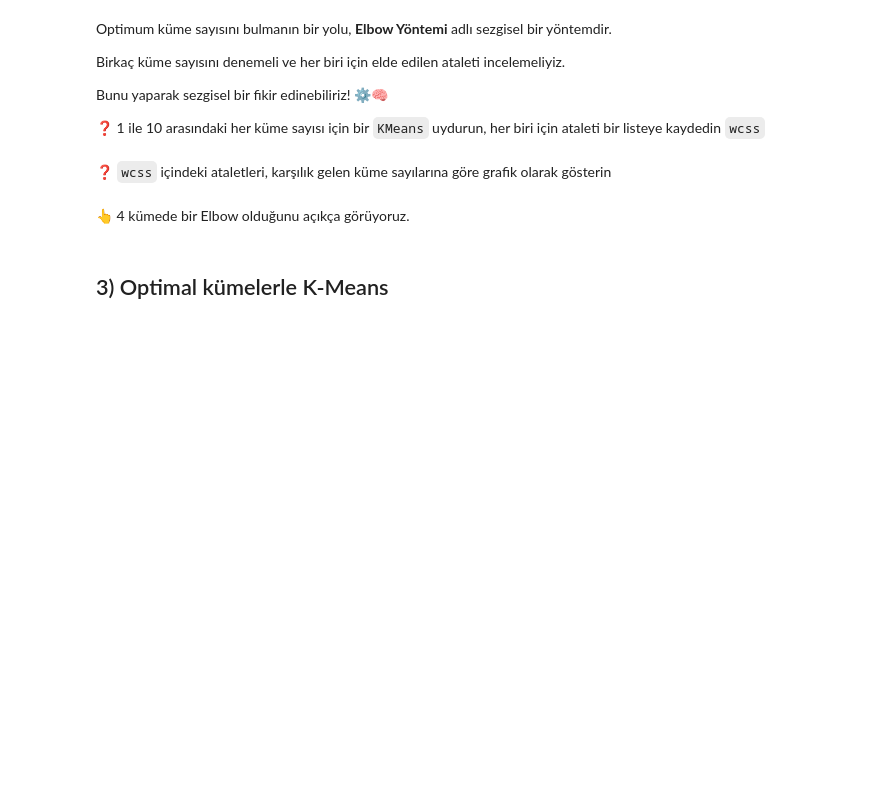
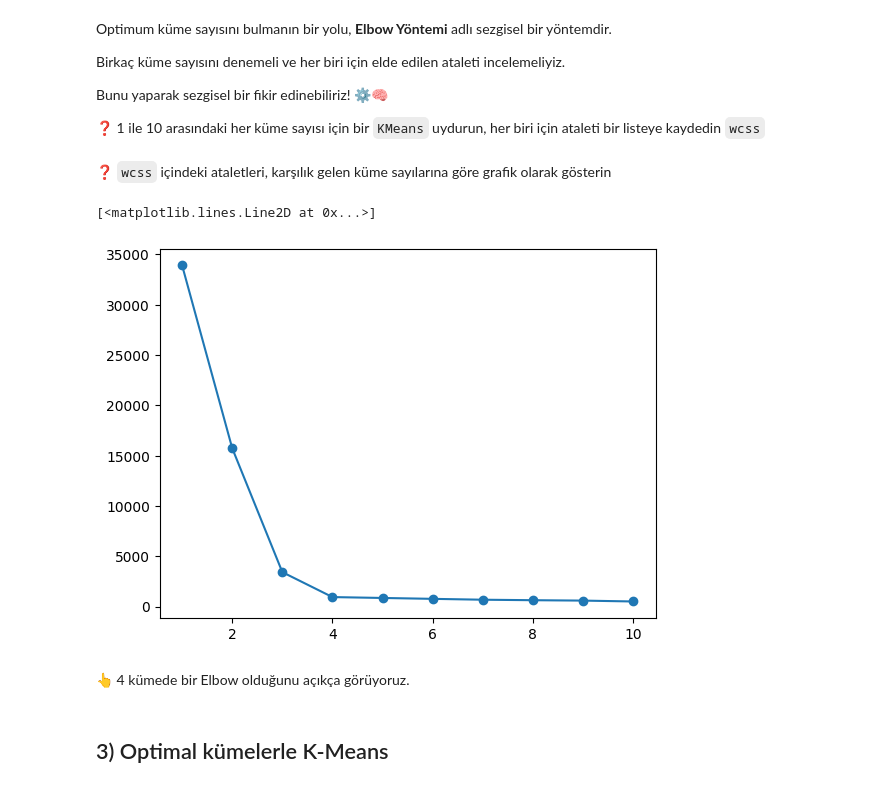
Before and after one commit to Dicleern/S17D3-S-data-image-compressor, a Jupyter notebook: warmup_k_means.ipynb, the cells around one changed output. Saved outputs shown, nothing was run; the diff lists cells and outputs as text; code cells hidden in the pictures; blank space fills up the shorter version.

Commit message:
Completed image_compression practice

```diff
--- a/warmup_k_means.ipynb
+++ b/warmup_k_means.ipynb
@@ -148,10 +150,18 @@ Bunu yaparak sezgisel bir fikir edinebiliriz! ⚙️🧠
 wcss = []
 clusters = list(range(1, 11))
 pass  # SENİN KODUN BURAYA
+for k in clusters:
+    kmeans = KMeans(n_clusters=k, random_state=random_state)
+    kmeans.fit(X)
+    wcss.append(kmeans.inertia_)
 # %% [markdown]
 ❓  `wcss` içindeki ataletleri, karşılık gelen küme sayılarına göre grafik olarak gösterin
 # %%
 # SENİN KODUN BURAYA
+plt.plot(clusters, wcss, marker='o')
+# %% [output]
+[<matplotlib.lines.Line2D at 0x...>]
+[figure, added]
 # %% [markdown]
 👆 4 kümede bir Elbow olduğunu açıkça görüyoruz.
 # %% [markdown]
```
Also changed, not shown: parts of 4 cells of this notebook.
